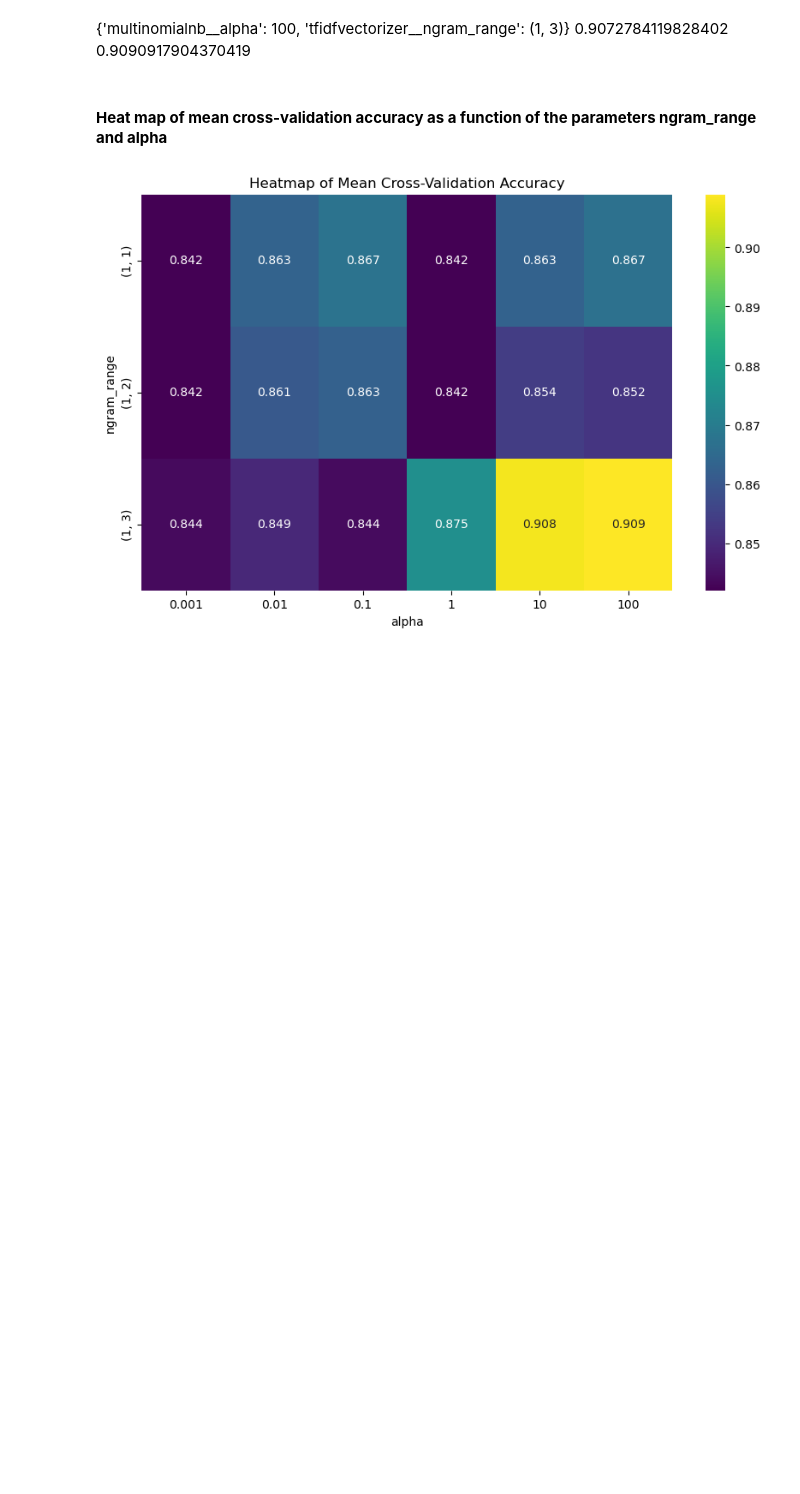
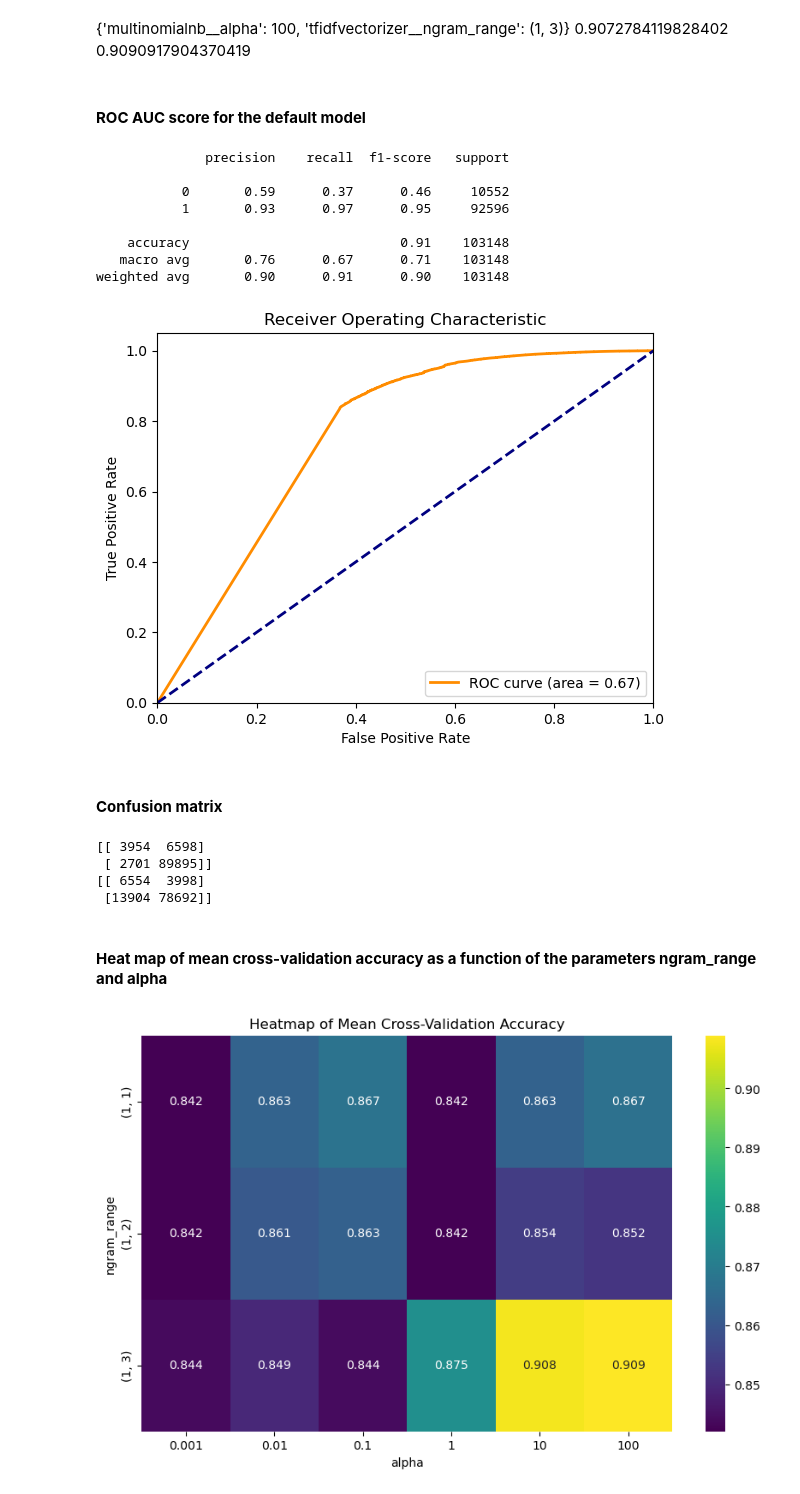
Before and after one commit to ranuru/machine-learning-exam, a Jupyter notebook: task1/notebook.ipynb, the cells around one changed output. Cells and saved outputs as stored; diff of their text form; code cells hidden in the pictures; blank space fills up the shorter version.

```diff
--- a/task1/notebook.ipynb
+++ b/task1/notebook.ipynb
@@ -228,6 +281,49 @@ print(grid.score(X_test, y_test))
 {'multinomialnb__alpha': 100, 'tfidfvectorizer__ngram_range': (1, 3)}
 0.9072784119828402
 0.9090917904370419
+# %% [markdown]
+#### **ROC AUC score for the default model**
+# %%
+y_pred = grid.predict(X_test)
+
+print(classification_report(y_test, y_pred))
+
+roc_auc = roc_auc_score(y_test, y_pred)
+plt.figure()
+plt.plot(fpr, tpr, color='darkorange', lw=2, label='ROC curve (area = %0.2f)' % roc_auc)
+plt.plot([0, 1], [0, 1], color='navy', lw=2, linestyle='--')
+plt.xlim([0.0, 1.0])
+plt.ylim([0.0, 1.05])
+plt.xlabel('False Positive Rate')
+plt.ylabel('True Positive Rate')
+plt.title('Receiver Operating Characteristic')
+plt.legend(loc="lower right")
+plt.show()
+# %% [output]
+              precision    recall  f1-score   support
+
+           0       0.59      0.37      0.46     10552
+           1       0.93      0.97      0.95     92596
+
+    accuracy                           0.91    103148
+   macro avg       0.76      0.67      0.71    103148
+weighted avg       0.90      0.91      0.90    103148
+[figure, added]
+# %% [markdown]
+#### **Confusion matrix**
+# %%
+# implement a confusion matrix for the grid search model
+
+from sklearn.metrics import confusion_matrix
+
+print(confusion_matrix(y_test, y_pred))
+
+print(confusion_matrix(y_test, y_pred_optimal))
+# %% [output]
+[[ 3954  6598]
+ [ 2701 89895]]
+[[ 6554  3998]
+ [13904 78692]]
 # %% [markdown]
 #### **Heat map of mean cross-validation accuracy as a function of the parameters ngram_range and alpha**
 # %%
```
Also changed, not shown: parts of 4 cells of this notebook.
